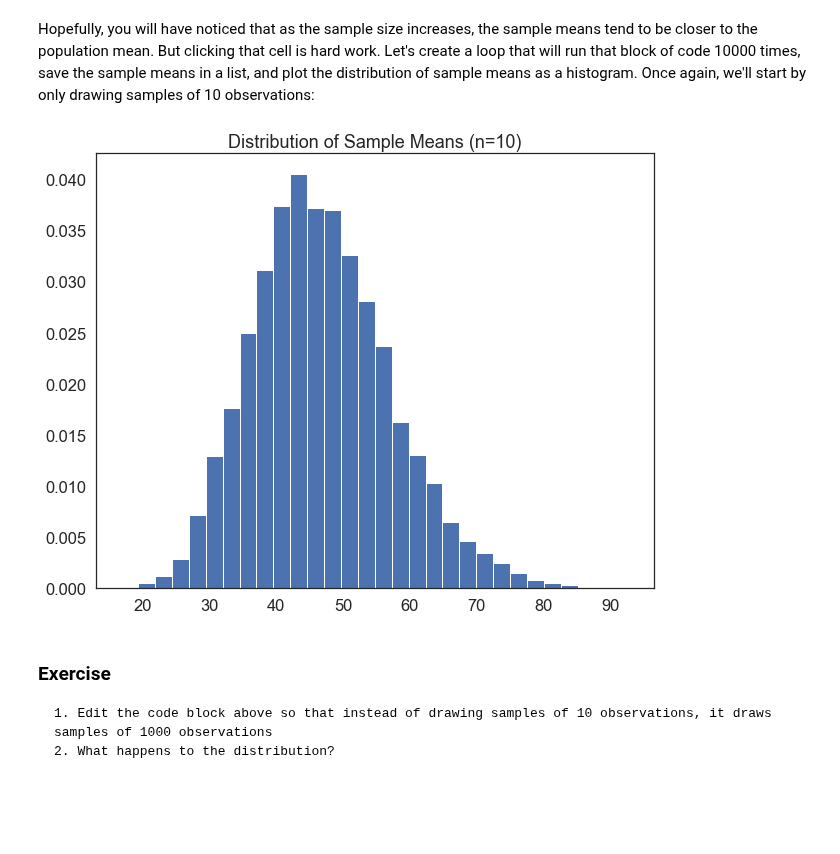
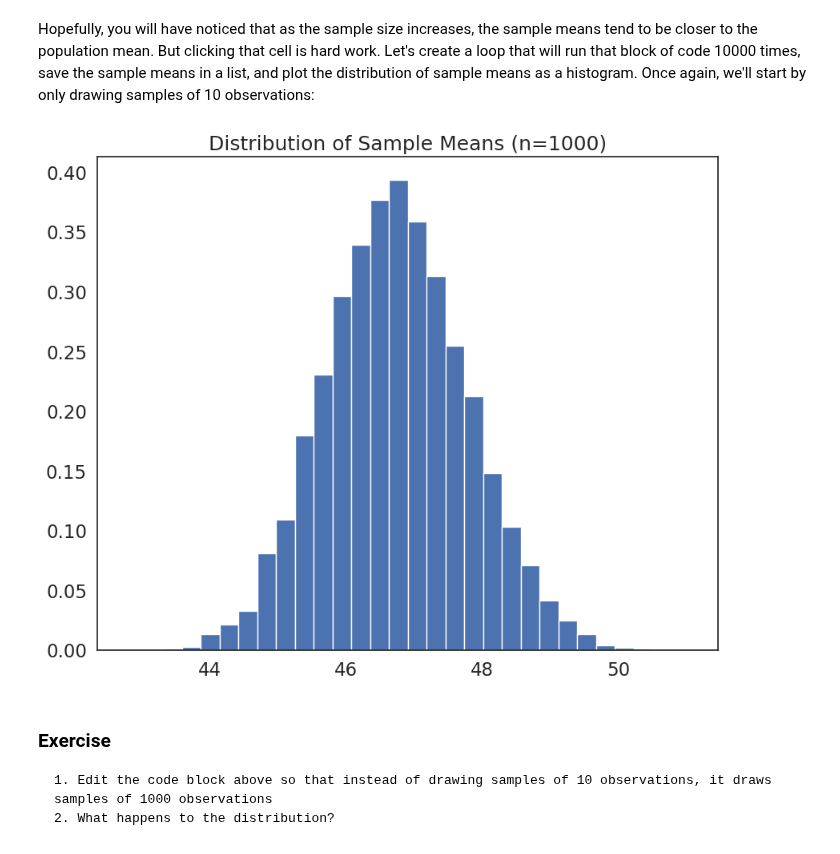
Before and after one commit to 4dri4ne/QM2, a Jupyter notebook: notebooks/W05. Distributions and Basic Statistics.ipynb, the cells around one changed output. Saved outputs shown, nothing was run; the diff lists cells and outputs as text; code cells hidden in the pictures; blank space fills up the shorter version.

```diff
--- a/notebooks/W05. Distributions and Basic Statistics.ipynb
+++ b/notebooks/W05. Distributions and Basic Statistics.ipynb
@@ -53,7 +43,7 @@ mkdir: data/wk7: File exists
 # %% [markdown]
 Now that I've imported the libraries I'm going to be using, I'm ready to import the data:
 # %%
-df=pd.read_csv('./data/wk7/cps.csv')
+df=pd.read_csv('https://storage.googleapis.com/qm2/wk7/cps.csv')
 df.head()
 # %% [output]
 |  | year | state | age | sex | race | sch | ind | union | incwage | realhrwage | ... |
@@ -168,3 +160,6 @@ Name: race, dtype: int64
 what other variables are categorical? Convert them to categorical and describe. What is the most common occupation in this dataset?
 # %%
 # convert the variables to categorical and describe
+# %%
+df['occupation']=df['occupation'].astype('category')
+df['occupation'].describe()
@@ -366,19 +377,19 @@ Hopefully, you will have noticed that as the sample size increases, the sample m
 # %%
 #create an empty list to store sample means
 sample_means=[]
 
-sample_size=10
+sample_size=1000
 # loop 10,000 times.
 for i in range(0,10000):
     sample= df['income'].sample(sample_size, replace=True) # draw a sample of 10 observations from the income variable, with replacement
     sample_mean=sample.mean() # calculate the mean of the sample
     sample_means.append(sample_mean) # append the sample mean to the list of sample means
 
 plt.hist(sample_means, bins=30, edgecolor='white', density=True) # plot a histogram of the sample means
 plt.title('Distribution of Sample Means (n={})'.format(sample_size)) # add a title
 plt.show()
 # %% [output]
-[figure, old version]
+[figure, new version]
 # %% [markdown]
 ### Exercise
 
```
Also changed, not shown: parts of 21 cells of this notebook.
